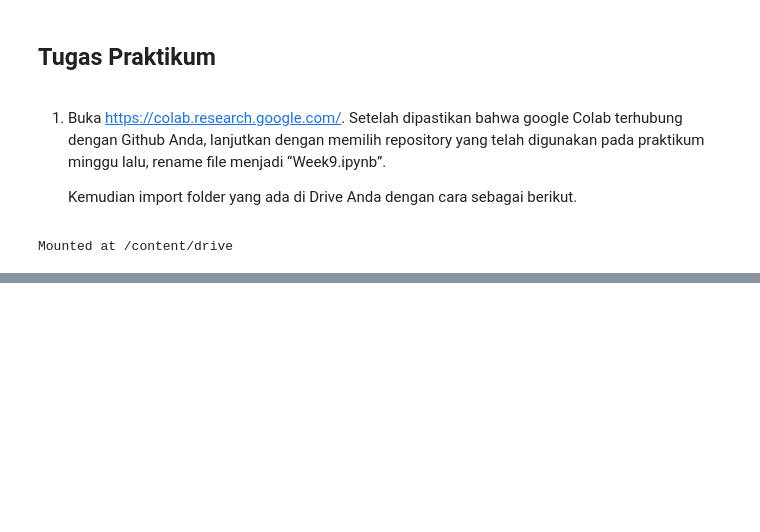
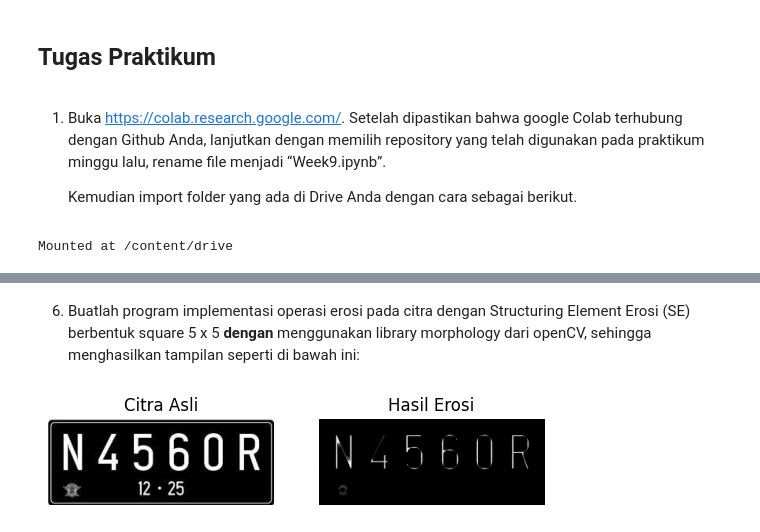
Before and after one commit to alfisuryap/PengolahanCitraDanVisiKomputer, a Jupyter notebook: Week9.ipynb, the cells around one changed output, grey strips where cells are left out. Saved outputs shown, nothing was run; the diff lists cells and outputs as text; code cells hidden in the pictures; blank space fills up the shorter version.

```diff
--- a/Week9.ipynb
+++ b/Week9.ipynb
@@ -52,0 +154,26 @@ berbentuk square 7 x 7 **tanpa dan dengan** menggunakan library *morphology* dar
+# %% [markdown]
+6. Buatlah program implementasi operasi erosi  pada citra dengan Structuring Element Erosi (SE) berbentuk square 5 x 5 **dengan** menggunakan library morphology dari openCV, sehingga menghasilkan tampilan seperti di bawah ini:
+# %%
+# Load gambar
+image = cv2.imread('/content/drive/MyDrive/College/Semester 5/Pengolahan Citra dan Visi Komputer/Data/Jobsheet 9/plat nomer.jpg', cv2.IMREAD_GRAYSCALE)
+
+# Buat Structuring Element Erosi (SE) berbentuk square 5x5
+kernel = cv2.getStructuringElement(cv2.MORPH_RECT, (5, 5))
+
+# Aplikasikan operasi erosi dengan OpenCV
+eroded_image = cv2.erode(image, kernel, iterations=1)
+
+# Tampilkan citra asli dan hasil erosi
+plt.subplot(1, 2, 1)
+plt.imshow(image, cmap='gray')
+plt.title('Citra Asli')
+plt.axis('off')
+
+plt.subplot(1, 2, 2)
+plt.imshow(eroded_image, cmap='gray')
+plt.title('Hasil Erosi')
+plt.axis('off')
+
+plt.show()
+# %% [output]
+[figure, added]
```
Also changed, not shown: parts of 56 cells of this notebook.
